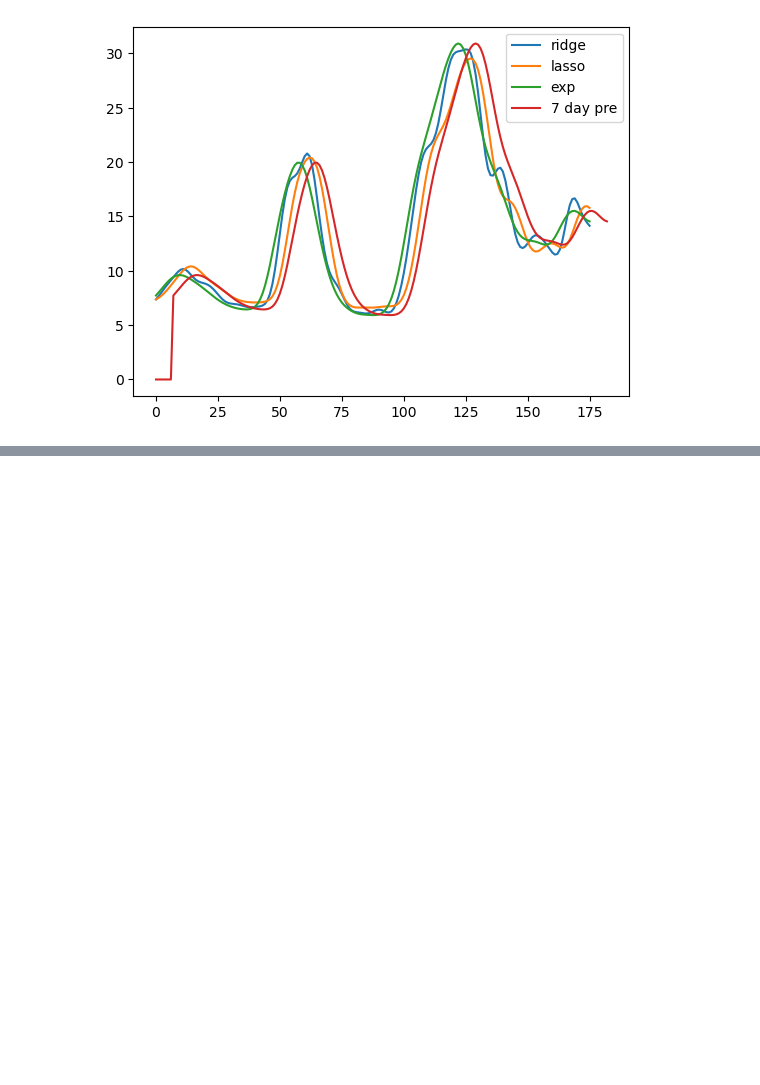
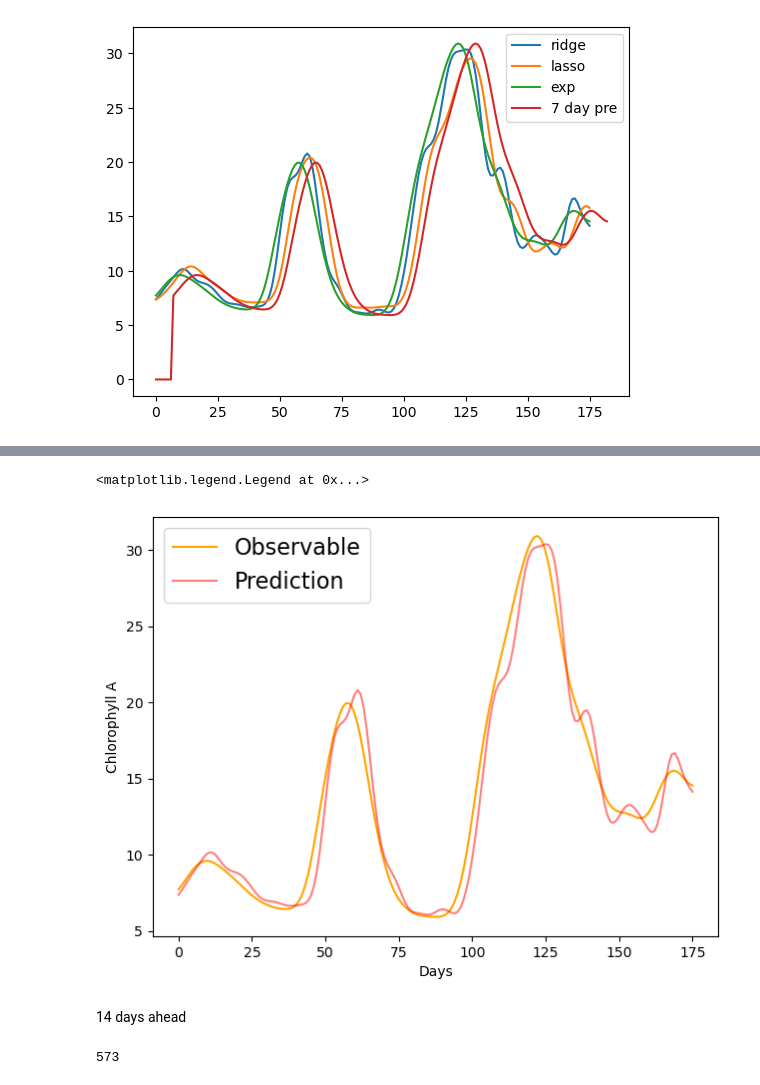
Before and after one commit to MTLehner/DSTSES_DataLakes, a Jupyter notebook: jb_ridge_lasso.ipynb, the cells around one changed output, grey strips where cells are left out. Saved outputs shown, nothing was run; the diff lists cells and outputs as text; code cells hidden in the pictures; blank space fills up the shorter version.

```diff
--- a/jb_ridge_lasso.ipynb
+++ b/jb_ridge_lasso.ipynb
@@ -152,0 +130,14 @@ plt.legend()
+# %%
+fig,axd = plt.subplot_mosaic([["gaussian"]])
+fig.tight_layout()
+ax = axd["gaussian"]
+ax.plot(np.array(Y_test).tolist(),label='Observable',color='orange')
+ax.plot(predictions_test_ridge,label='Prediction',color='red',alpha=0.5)
+ax.set_xlabel('Days')
+ax.set_ylabel('Chlorophyll A')
+ax.legend(fontsize=16)
+# %% [output]
+<matplotlib.legend.Legend at 0x...>
+[figure, added]
+# %% [markdown]
+14 days ahead
@@ -152,0 +151,4 @@ plt.legend()
+# %%
+len(X_train)
+# %% [output]
+573
```
Also changed, not shown: parts of 20 cells of this notebook.
